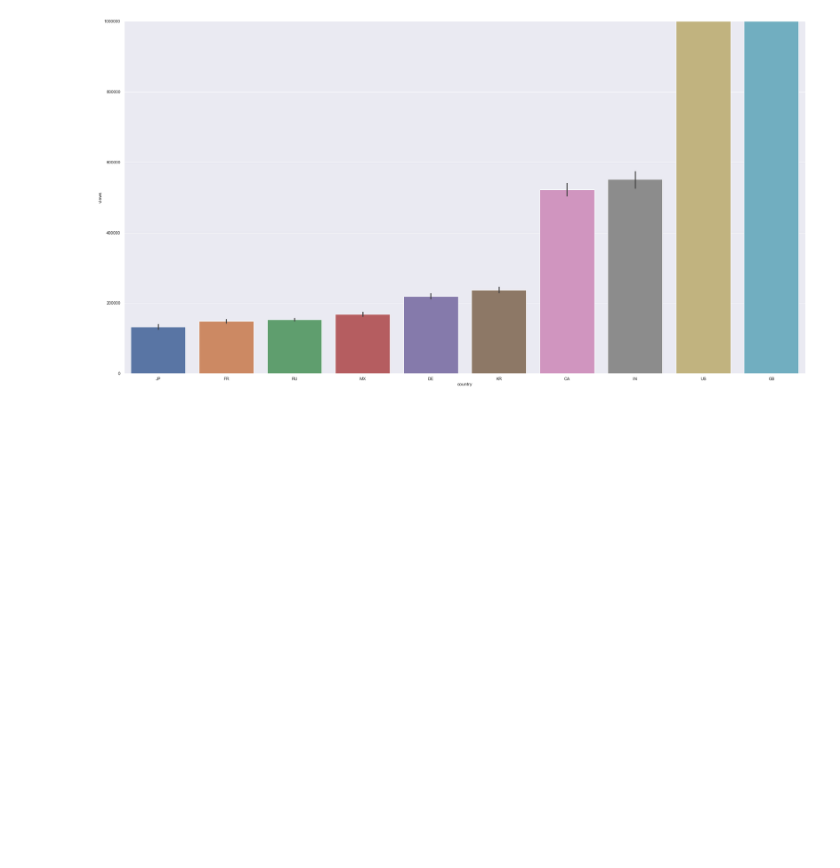
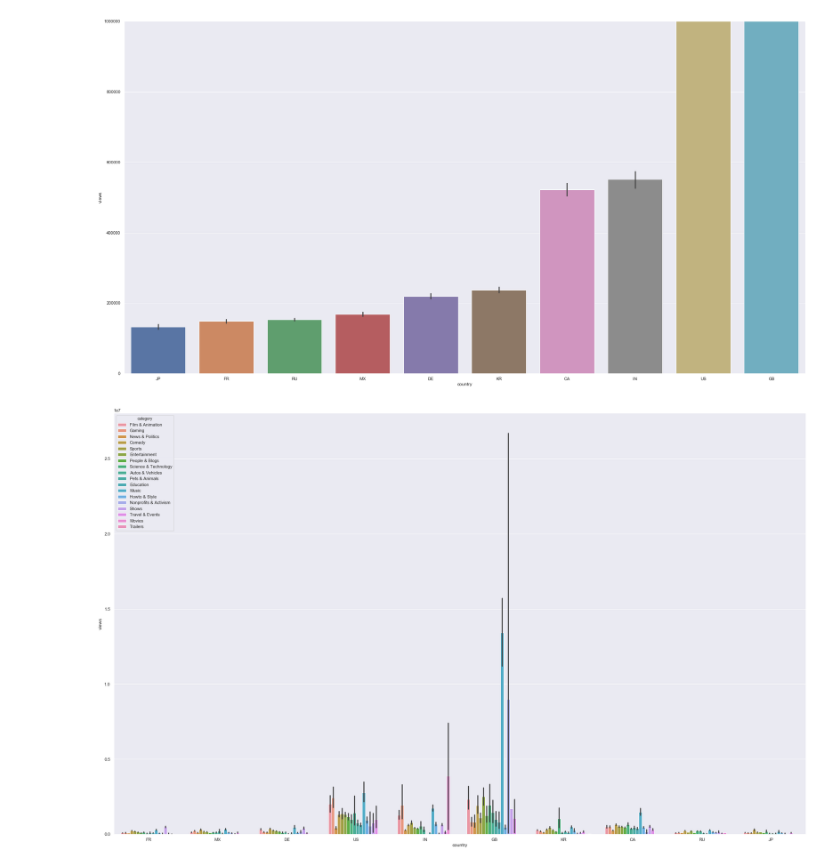
Before and after one commit to Carlene/youtube_trending, a Jupyter notebook: youtube_project.ipynb, the cells around one changed output. Saved outputs shown, nothing was run; the diff lists cells and outputs as text; code cells hidden in the pictures; blank space fills up the shorter version.

```diff
--- a/youtube_project.ipynb
+++ b/youtube_project.ipynb
@@ -107,3 +127,8 @@ plt.ylim(0, 1000000)
 ax = sns.barplot(x="country", y="views", data=df, order=["JP","FR","RU","MX","DE","KR","CA","IN","US","GB"])
 # %% [output]
 [figure]
+# %%
+sns.set(rc={'figure.figsize':(32,20)})
+ax = sns.barplot(x="country", y="views", hue="category", data=df)
+# %% [output]
+[figure, added]
```
Also changed, not shown: parts of 6 cells of this notebook.
